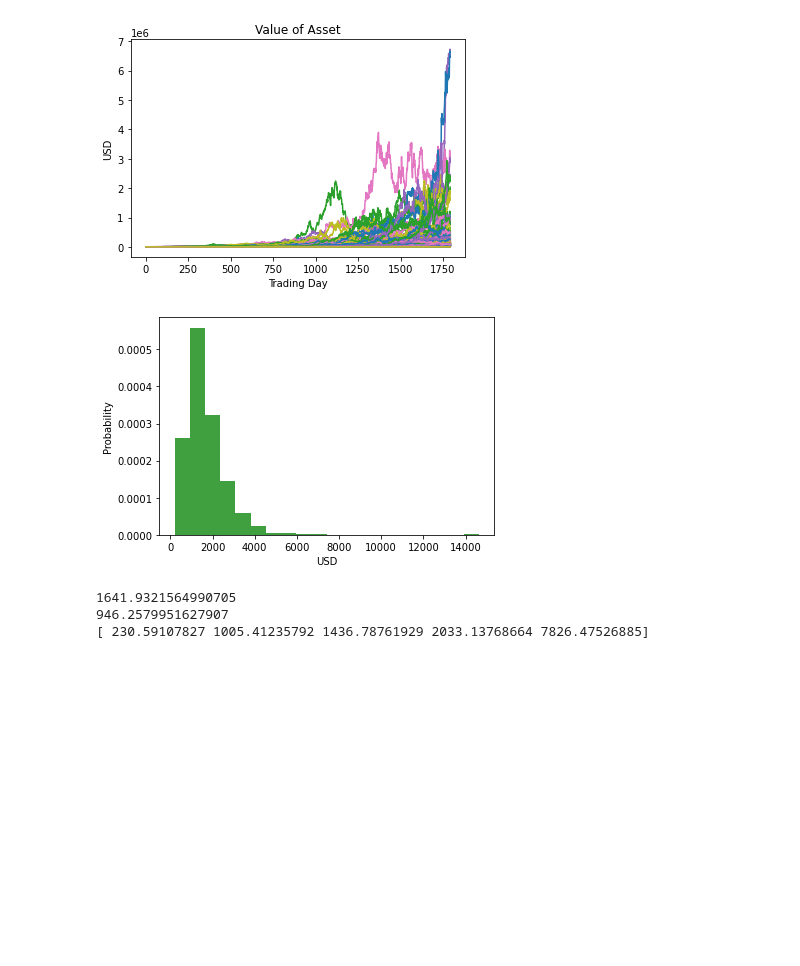
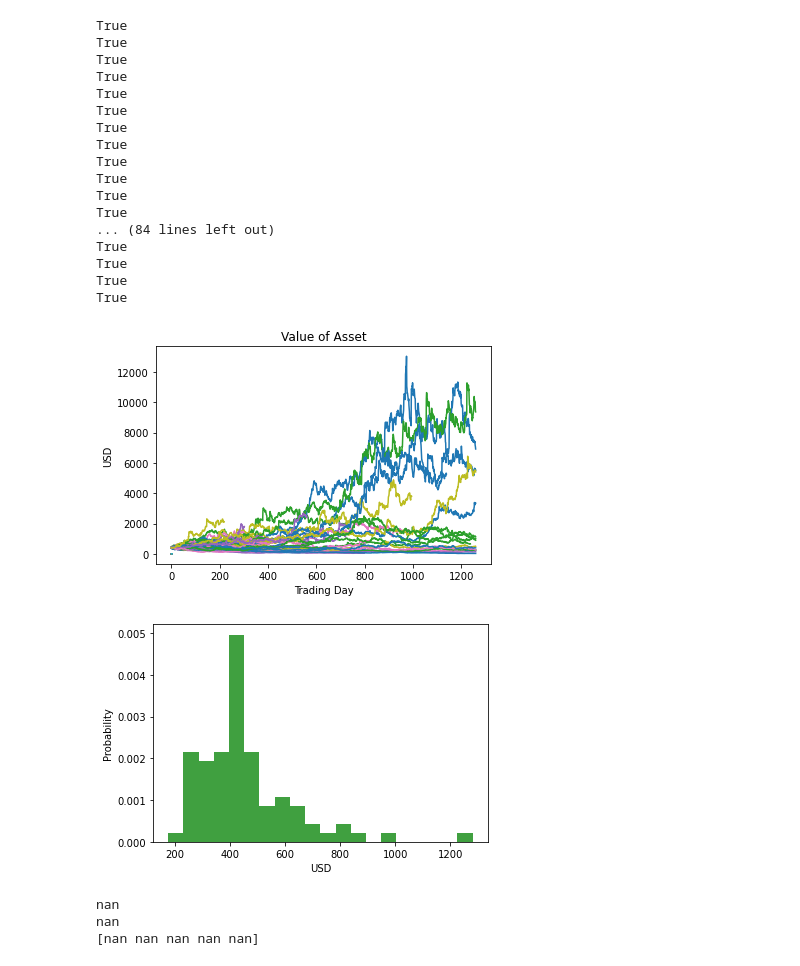
Before and after one commit to XingzheLi123/Monte-Carlo, a Jupyter notebook: monte-carlo.ipynb, the cells around one changed output. Drawn from its saved outputs; the diff is of its cells as text; code cells hidden in the pictures; blank space fills up the shorter version.

```diff
--- a/monte-carlo.ipynb
+++ b/monte-carlo.ipynb
@@ -4,5 +5,5 @@ import numpy as np
 # %%
-df = pd.read_csv('data.csv')
+df = pd.read_csv('OCDO.L.csv')
 # %%
 df
 # %% [output]
@@ -23,6 +24,8 @@ df
 df = df[['Date', 'Open']]
 # %%
 open = list(df['Open'])
+# %%
+open = [x for x in open if isnan(x) == False]
 # %%
 import random
 # %%
@@ -65,15 +68,32 @@ def montecarlo(data, times = 50, day = 100):
 
     return values
 # %%
-values = montecarlo(open, 1000)
+values = montecarlo(open, 100)
 # %% [output]
+True
+True
+True
+True
+True
+True
+True
+True
+True
+True
+True
+True
+... (84 lines left out)
+True
+True
+True
+True
-[figure, old version]
+[figure, new version]
-[figure, old version]
+[figure, new version]
 # %%
 print(statistics.mean(values))
 print(statistics.stdev(values))
 print(np.quantile(values,[0,0.25,0.5,0.75,1]))
 # %% [output]
-1641.9321564990705
-946.2579951627907
-[ 230.59107827 1005.41235792 1436.78761929 2033.13768664 7826.47526885]
+nan
+nan
+[nan nan nan nan nan]
```
Also changed, not shown: parts of 5 cells of this notebook, 3 other files.
